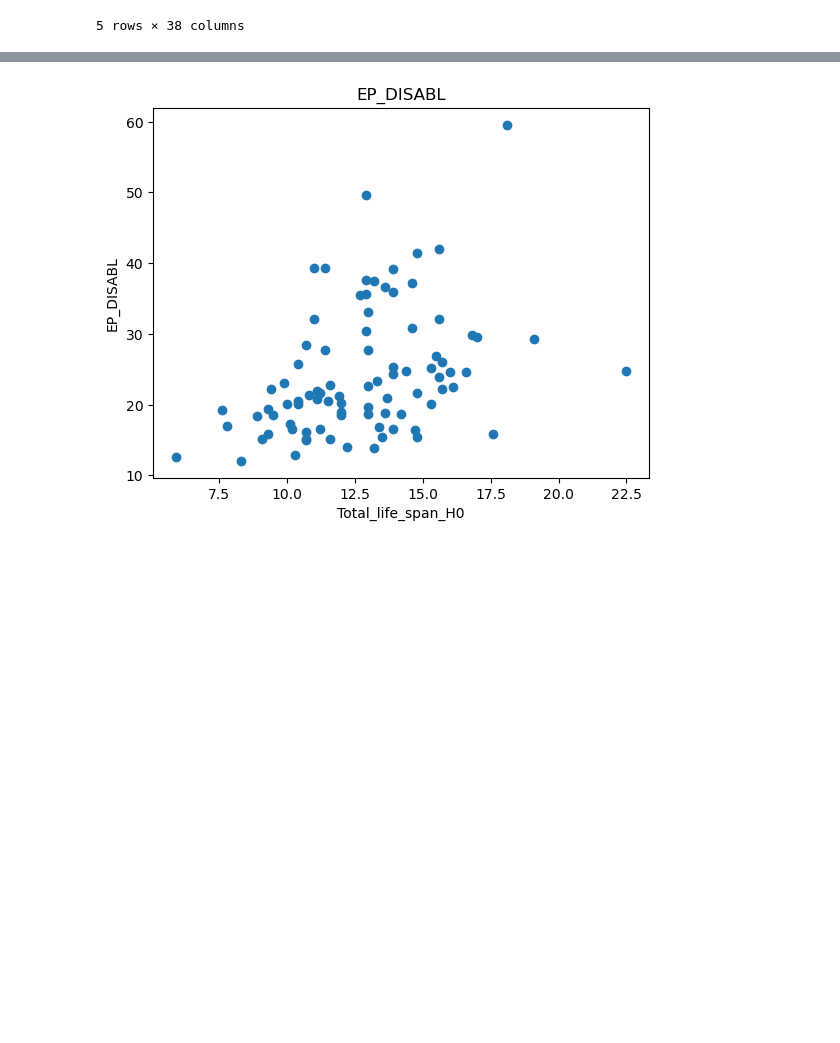
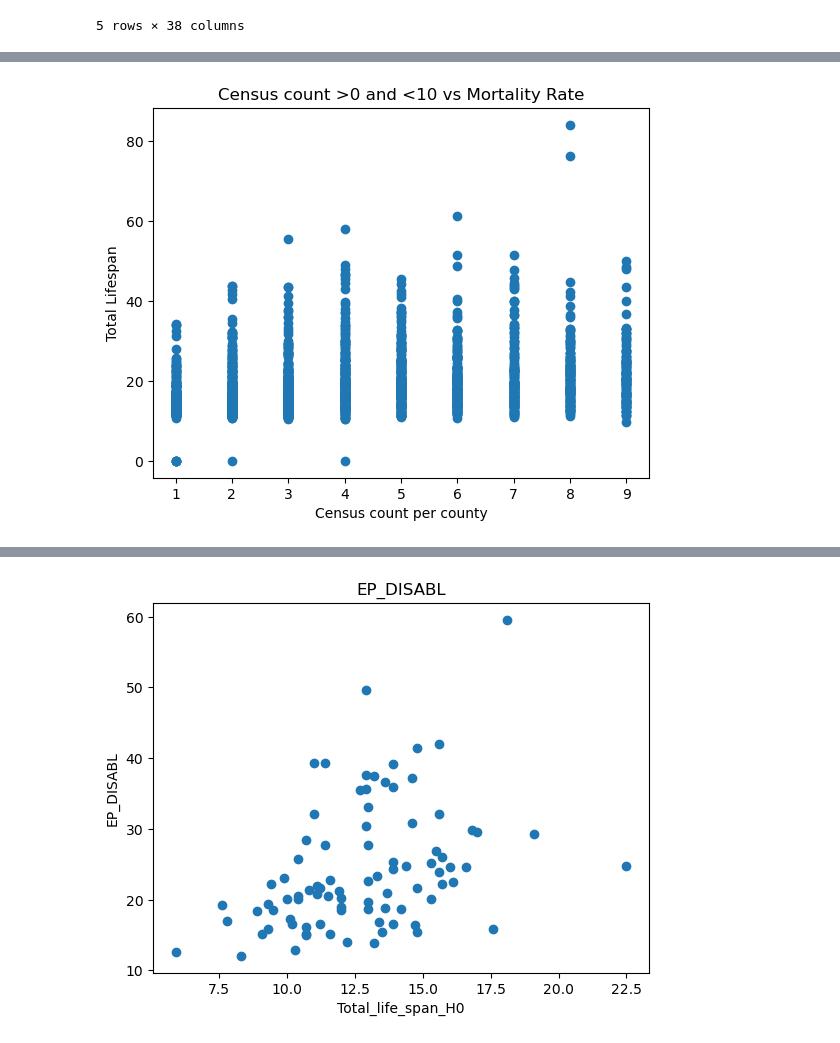
Before and after one commit to hashansl/universal-experiment-lab, a Jupyter notebook: experiment_1/study_total_life_span_census.ipynb, the cells around one changed output, grey strips where cells are left out. Saved outputs shown, nothing was run; the diff lists cells and outputs as text; code cells hidden in the pictures; blank space fills up the shorter version.

```diff
--- a/experiment_1/study_total_life_span_census.ipynb
+++ b/experiment_1/study_total_life_span_census.ipynb
@@ -101 +128,9 @@ plt.show()
+# %%
+plt.scatter(temp['Census_count'],temp['MOR_18'])
+plt.title(f'Census count >{a} and <{b} vs Mortality Rate')
+plt.xlabel('Census count per county')
+plt.ylabel('Total Lifespan')
+plt.show()
+# %% [output]
+[figure, added]
 # %%
```
Also changed, not shown: parts of 9 cells of this notebook, 1 other file.
